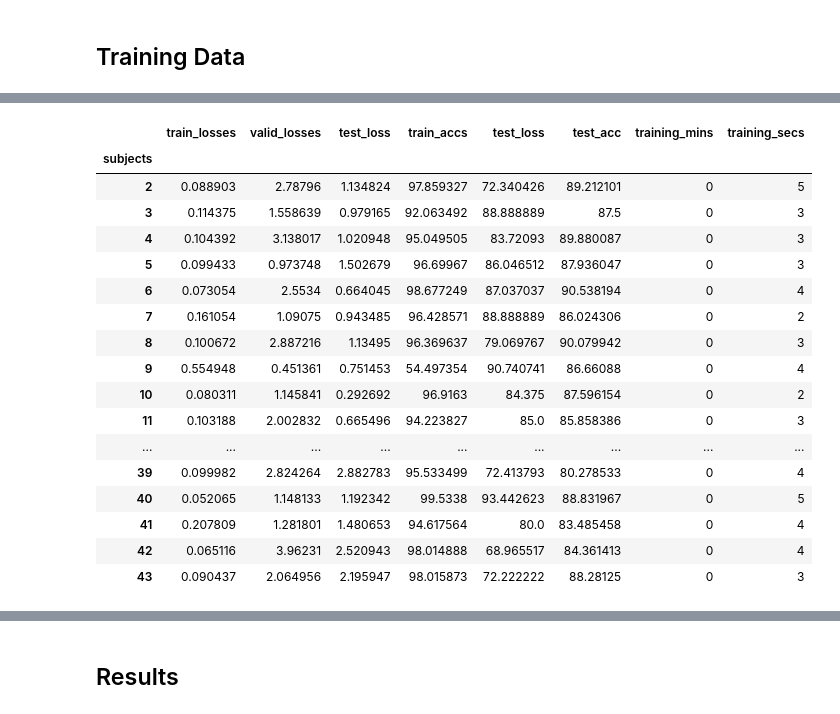
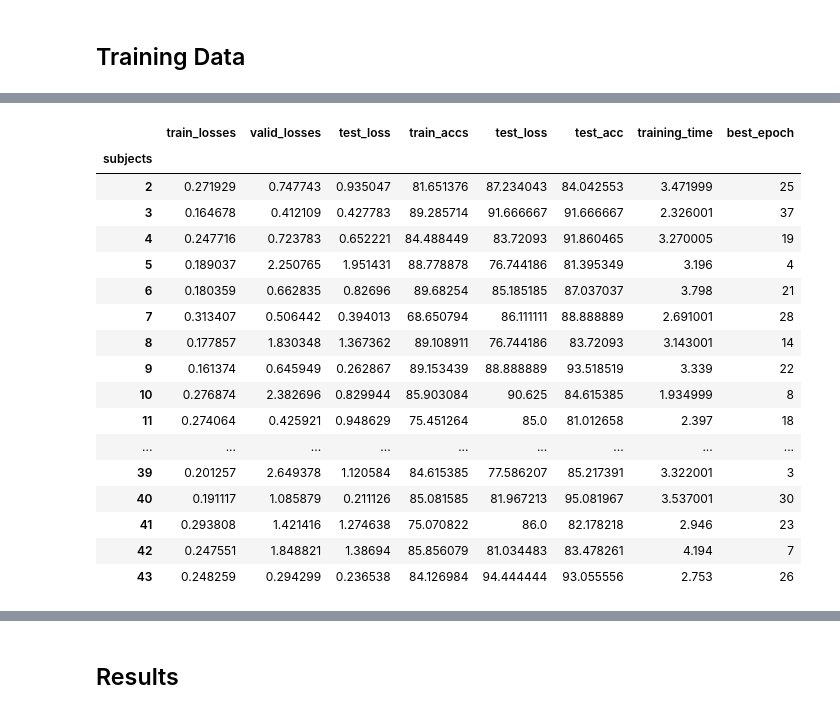
Before and after one commit to zMaxKunGz/CP-DSAI-Project-EEG, a Jupyter notebook: Model-CM-CW-CNN.ipynb, the cells around one changed output, grey strips where cells are left out. Cells and saved outputs as stored; diff of their text form; code cells hidden in the pictures.

Commit message:
reset model

```diff
--- a/Model-CM-CW-CNN.ipynb
+++ b/Model-CM-CW-CNN.ipynb
@@ -328,6 +329,7 @@ import os
 def Training(model, train_iterator, valid_iterator, N_EPOCHS = 50, saveName=None):
 
     best_valid_loss = float('inf')
+    best_epoch = 0
 
     train_losses = []
     valid_losses = []
@@ -338,40 +340,28 @@ def Training(model, train_iterator, valid_iterator, N_EPOCHS = 50, saveName=None
     start_time_train = time.time()
 
     for epoch in range(N_EPOCHS):
-        start_time = time.time()
 
         train_loss, train_acc, train_pred_label, train_true_label = train(model, train_iterator, optimizer, criterion)
         valid_loss, valid_acc, valid_pred_label, valid_true_label= evaluate(model, valid_iterator, criterion)
         train_losses.append(train_loss); train_accs.append(train_acc)
         valid_losses.append(valid_loss); valid_accs.append(valid_acc)
 
-        end_time = time.time()
-
-        epoch_mins, epoch_secs = epoch_time(start_time, end_time)
-
         if (epoch+1) % 5 == 0:
             clear_output(wait=True)
-            print("Trainning:")
-            print(f'Epoch: {epoch+1:02} | Epoch Time: {epoch_mins}m {epoch_secs}s')
+            print("Trainning:", saveName)
+            print(f'Epoch: [{epoch+1:02}/{N_EPOCHS}]')
             print(f'\tTrain Loss: {train_loss:.3f} | Train Acc: {train_acc:.2f}%')
             print(f'\t Val. Loss: {valid_loss:.3f} |  Val. Acc: {valid_acc:.2f}%')
 
         if valid_loss < best_valid_loss:
             best_valid_loss = valid_loss
+            best_epoch = epoch
             if saveName != None:
-                directory = 'results/CM_CW_CNN/'
-                fileName = saveName+'.pth.tar'
-                path = directory+fileName
-                while True:
-                    try:
-                        torch.save(model.state_dict(), path)
-                        # print("Model:{} saved.".format(fileName))
-                        break
-                    except:
-                        os.mkdir(directory)
-                        open(path, 'w')
-    training_mins, training_secs = epoch_time(start_time_train, time.time())
-    return train_losses, valid_losses, train_accs, valid_accs, training_mins, training_secs
+                saveModel(saveName, model, type='Best')
+    if saveName != None:
+        saveModel(saveName, model, type='Last')
+    training_time = time.time() - start_time_train
+    return train_losses, valid_losses, train_accs, valid_accs, training_time, best_epoch
 # %% [markdown]
 ## Training Data
 # %%
@@ -381,16 +371,16 @@ valid_losses_list = []
 valid_accs_list = []
 test_loss_list = []
 test_acc_list = []
-training_mins_list = []
-training_secs_list = []
+training_time_list = []
+best_epoch_list = []
 test_iterator_list = []
 
 learning_rate = 0.001
 device = torch.device('cuda' if torch.cuda.is_available() else 'cpu')
 print("Configured device: ", device)
 
-for i in range(2):
-# for i in range(len(X_subjects)):
+# for i in range(2):
+for i in range(len(X_subjects)):
     # Split data
     train_iterator, valid_iterator, test_iterator = ShapePreparing(X_subjects[i], y_subjects[i], BATCH_SIZE=64)
 
@@ -409,12 +399,12 @@ for i in range(2):
         filename = "CM_CW_CNN_"+str(subjects[i])
     # filename = None
     print(filename)
-    train_losses, valid_losses, train_accs, valid_accs, training_mins, training_secs = Training(model, train_iterator, valid_iterator, N_EPOCHS = 50, saveName=filename)
+    train_losses, valid_losses, train_accs, valid_accs, training_time, best_epoch = Training(model, train_iterator, valid_iterator, N_EPOCHS = 50, saveName=filename)
     test_loss, test_acc, test_pred_label, test_true_label = evaluate(model, test_iterator, criterion)
     # Record results
     train_losses_list.append(train_losses); train_accs_list.append(train_accs)
     valid_losses_list.append(valid_losses); valid_accs_list.append(valid_accs)
     test_loss_list.append(test_loss); test_acc_list.append(test_acc)
-    training_mins_list.append(training_mins); training_secs_list.append(training_secs)
+    training_time_list.append(training_time); best_epoch_list.append(best_epoch)
     test_iterator_list.append(test_iterator)
 # %% [output]
@@ -425,35 +423,35 @@ Epoch: 50 | Epoch Time: 0m 0s
 # %%
 col = ["train_losses", "valid_losses", "test_loss",
     "train_accs", "test_loss", "test_acc",
-    "training_mins", "training_secs"]
+    "training_time", "best_epoch"]
 df = pd.DataFrame(columns=col, index=subjects)
 df.index.name = "subjects"
 
 for i in range(len(train_losses_list)):
     df.loc[subjects[i]] = [train_losses_list[i][-1], valid_losses_list[i][-1], test_loss_list[i],
         train_accs_list[i][-1], valid_accs_list[i][-1], test_acc_list[i],
-        training_mins_list[i], training_secs_list[i]]
+        training_time_list[i], best_epoch_list[i]]
 
 df
 # %% [output]
-|  | train_losses | valid_losses | test_loss | train_accs | test_loss | test_acc | training_mins | training_secs |
+|  | train_losses | valid_losses | test_loss | train_accs | test_loss | test_acc | training_time | best_epoch |
 | subjects |  |  |  |  |  |  |  |  |
-| 2 | 0.088903 | 2.78796 | 1.134824 | 97.859327 | 72.340426 | 89.212101 | 0 | 5 |
-| 3 | 0.114375 | 1.558639 | 0.979165 | 92.063492 | 88.888889 | 87.5 | 0 | 3 |
-| 4 | 0.104392 | 3.138017 | 1.020948 | 95.049505 | 83.72093 | 89.880087 | 0 | 3 |
-| 5 | 0.099433 | 0.973748 | 1.502679 | 96.69967 | 86.046512 | 87.936047 | 0 | 3 |
-| 6 | 0.073054 | 2.5534 | 0.664045 | 98.677249 | 87.037037 | 90.538194 | 0 | 4 |
-| 7 | 0.161054 | 1.09075 | 0.943485 | 96.428571 | 88.888889 | 86.024306 | 0 | 2 |
-| 8 | 0.100672 | 2.887216 | 1.13495 | 96.369637 | 79.069767 | 90.079942 | 0 | 3 |
-| 9 | 0.554948 | 0.451361 | 0.751453 | 54.497354 | 90.740741 | 86.66088 | 0 | 4 |
-| 10 | 0.080311 | 1.145841 | 0.292692 | 96.9163 | 84.375 | 87.596154 | 0 | 2 |
-| 11 | 0.103188 | 2.002832 | 0.665496 | 94.223827 | 85.0 | 85.858386 | 0 | 3 |
+| 2 | 0.271929 | 0.747743 | 0.935047 | 81.651376 | 87.234043 | 84.042553 | 3.471999 | 25 |
+| 3 | 0.164678 | 0.412109 | 0.427783 | 89.285714 | 91.666667 | 91.666667 | 2.326001 | 37 |
+| 4 | 0.247716 | 0.723783 | 0.652221 | 84.488449 | 83.72093 | 91.860465 | 3.270005 | 19 |
+| 5 | 0.189037 | 2.250765 | 1.951431 | 88.778878 | 76.744186 | 81.395349 | 3.196 | 4 |
+| 6 | 0.180359 | 0.662835 | 0.82696 | 89.68254 | 85.185185 | 87.037037 | 3.798 | 21 |
+| 7 | 0.313407 | 0.506442 | 0.394013 | 68.650794 | 86.111111 | 88.888889 | 2.691001 | 28 |
+| 8 | 0.177857 | 1.830348 | 1.367362 | 89.108911 | 76.744186 | 83.72093 | 3.143001 | 14 |
+| 9 | 0.161374 | 0.645949 | 0.262867 | 89.153439 | 88.888889 | 93.518519 | 3.339 | 22 |
+| 10 | 0.276874 | 2.382696 | 0.829944 | 85.903084 | 90.625 | 84.615385 | 1.934999 | 8 |
+| 11 | 0.274064 | 0.425921 | 0.948629 | 75.451264 | 85.0 | 81.012658 | 2.397 | 18 |
 | ... | ... | ... | ... | ... | ... | ... | ... | ... |
-| 39 | 0.099982 | 2.824264 | 2.882783 | 95.533499 | 72.413793 | 80.278533 | 0 | 4 |
-| 40 | 0.052065 | 1.148133 | 1.192342 | 99.5338 | 93.442623 | 88.831967 | 0 | 5 |
-| 41 | 0.207809 | 1.281801 | 1.480653 | 94.617564 | 80.0 | 83.485458 | 0 | 4 |
-| 42 | 0.065116 | 3.96231 | 2.520943 | 98.014888 | 68.965517 | 84.361413 | 0 | 4 |
-| 43 | 0.090437 | 2.064956 | 2.195947 | 98.015873 | 72.222222 | 88.28125 | 0 | 3 |
+| 39 | 0.201257 | 2.649378 | 1.120584 | 84.615385 | 77.586207 | 85.217391 | 3.322001 | 3 |
+| 40 | 0.191117 | 1.085879 | 0.211126 | 85.081585 | 81.967213 | 95.081967 | 3.537001 | 30 |
+| 41 | 0.293808 | 1.421416 | 1.274638 | 75.070822 | 86.0 | 82.178218 | 2.946 | 23 |
+| 42 | 0.247551 | 1.848821 | 1.38694 | 85.856079 | 81.034483 | 83.478261 | 4.194 | 7 |
+| 43 | 0.248259 | 0.294299 | 0.236538 | 84.126984 | 94.444444 | 93.055556 | 2.753 | 26 |
 # %%
 df.to_csv("results\CM_CW_CNN\CM_CW_CNN_result.csv")
 # %%
```
Also changed, not shown: parts of 11 cells of this notebook, 42 other files.
